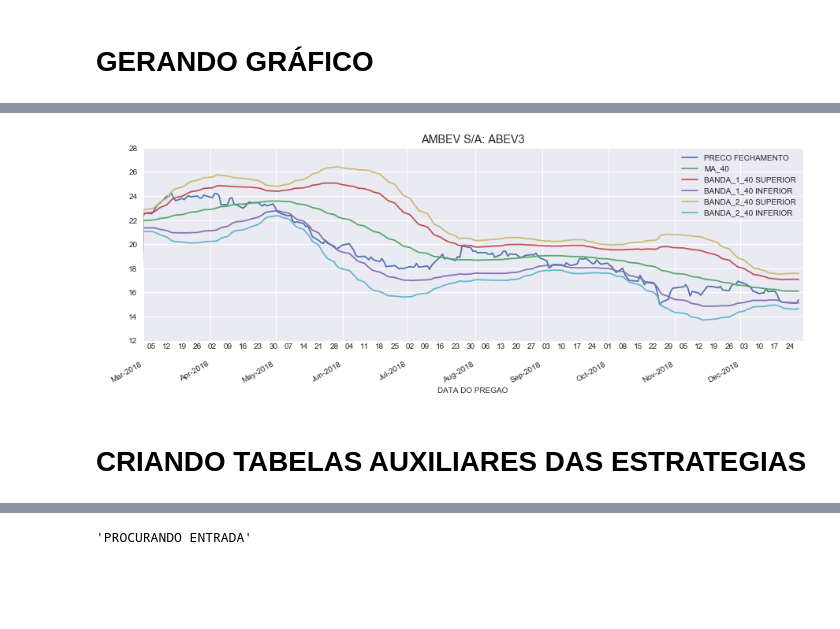
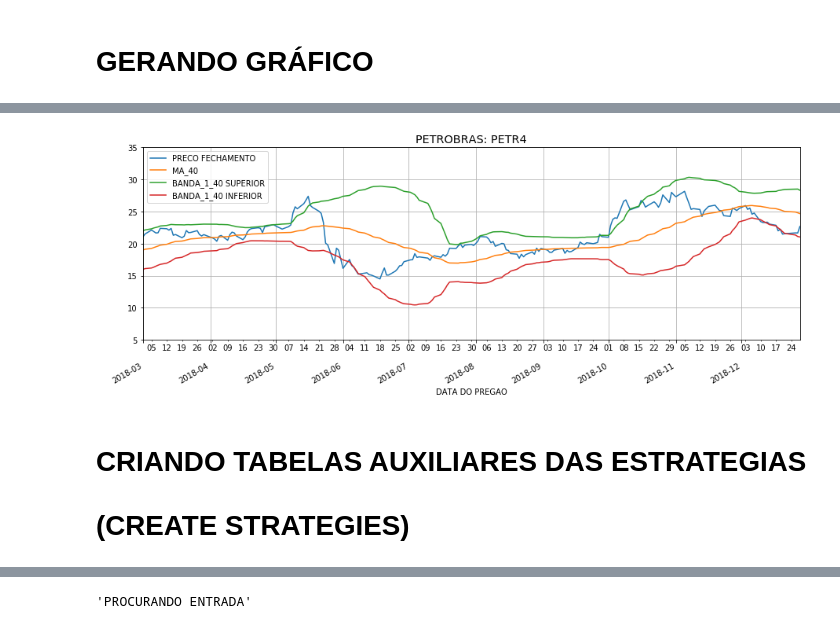
Before and after one commit to RodrigoCalderano/DOM-BOT, a Jupyter notebook: Jupyter/PandasHandler.ipynb, the cells around one changed output, grey strips where cells are left out. Drawn from its saved outputs; the diff is of its cells as text; code cells hidden in the pictures; blank space fills up the shorter version.

```diff
--- a/Jupyter/PandasHandler.ipynb
+++ b/Jupyter/PandasHandler.ipynb
@@ -86,7 +75,7 @@ for bc_code in blue_chips:
 # %% [markdown]
 # GERANDO GRÁFICO
 # %%
-stock = pd.read_csv('HISTORICO_2018/ABEV3_2018', index_col = 'DATA DO PREGAO', parse_dates=True)
+stock = pd.read_csv('HISTORICO_2018/PETR4_2018', index_col = 'DATA DO PREGAO', parse_dates=True)
 stock.head()
 # %% [output]
 |  | CODIGO DE NEGOGIACAO DO PAPEL | NOME RESUMIDO DA EMPRESA EMISSORA | PRECO DE ABERTURA | PRECO MAXIMO | PRECO MINIMO | ... |
@@ -99,27 +88,28 @@ stock.head()
 # %%
 params = {'legend.fontsize': 'medium',
           'figure.figsize': (15, 5),
          'axes.labelsize': 'medium',
          'axes.titlesize':'x-large',
          'xtick.labelsize':'medium',
          'ytick.labelsize':'medium'}
 plt.rcParams.update(params)
 
-stock_plt = stock[['PRECO FECHAMENTO','MA_40','BANDA_1_40 SUPERIOR','BANDA_1_40 INFERIOR','BANDA_2_40 SUPERIOR','BANDA_2_40 INFERIOR']].plot
+stock_plt = stock[['PRECO FECHAMENTO','MA_40','BANDA_1_40 SUPERIOR','BANDA_1_40 INFERIOR']].plot
 title_stg = stock['NOME RESUMIDO DA EMPRESA EMISSORA'].iloc[0] + ": " + stock['CODIGO DE NEGOGIACAO DO PAPEL'].iloc[0]
 stock_plt = stock_plt.line(title = title_stg)
 
-stock_plt.set_ylim([12, 28])
-stock_plt.set_xlim(['2018-03-01', '2018-12-30'])
-
+stock_plt.set_ylim([5, 35])
+stock_plt.set_xlim(['2018-03-01', '2018-12-28'])
+stock_plt.grid()
 stock_plt.xaxis.set_major_locator(dates.MonthLocator())
-stock_plt.xaxis.set_major_formatter(dates.DateFormatter('\n\n%b-%Y'))
+stock_plt.xaxis.set_major_formatter(dates.DateFormatter('\n\n%Y-%m'))
 stock_plt.xaxis.set_minor_locator(dates.WeekdayLocator(byweekday=0))
 stock_plt.xaxis.set_minor_formatter(dates.DateFormatter('%d'))
 # %% [output]
-[figure, old version]
+[figure, new version]
 # %% [markdown]
 # CRIANDO TABELAS AUXILIARES DAS ESTRATEGIAS
+# (CREATE STRATEGIES)
 # %%
 df = pd.DataFrame()
 df['CODIGO DE NEGOGIACAO DO PAPEL'] = blue_chips.unique()
```
Also changed, not shown: parts of 13 cells of this notebook, 6 other files.
